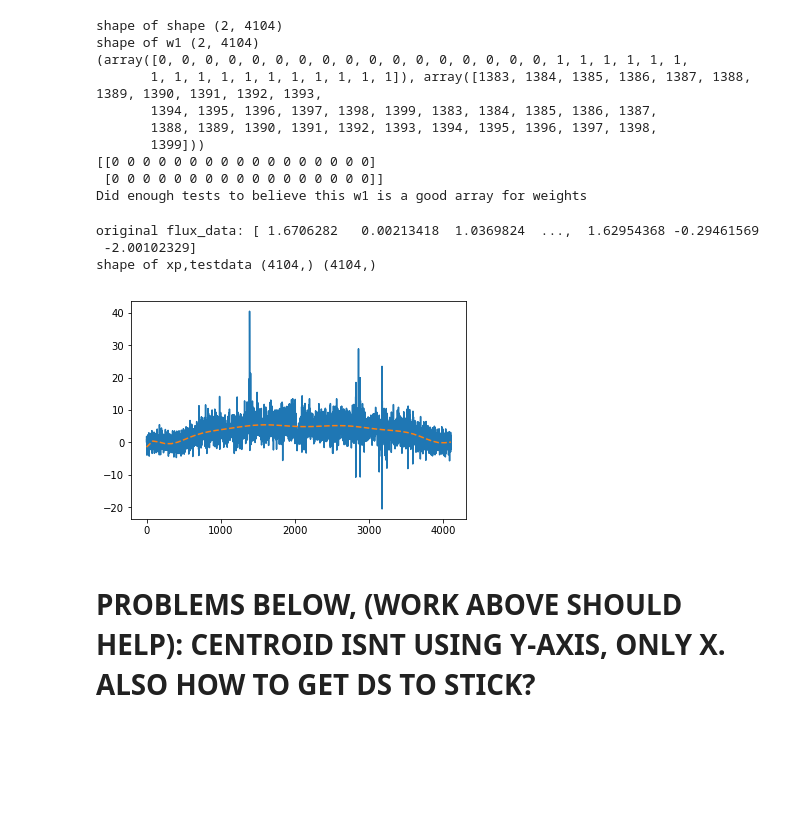
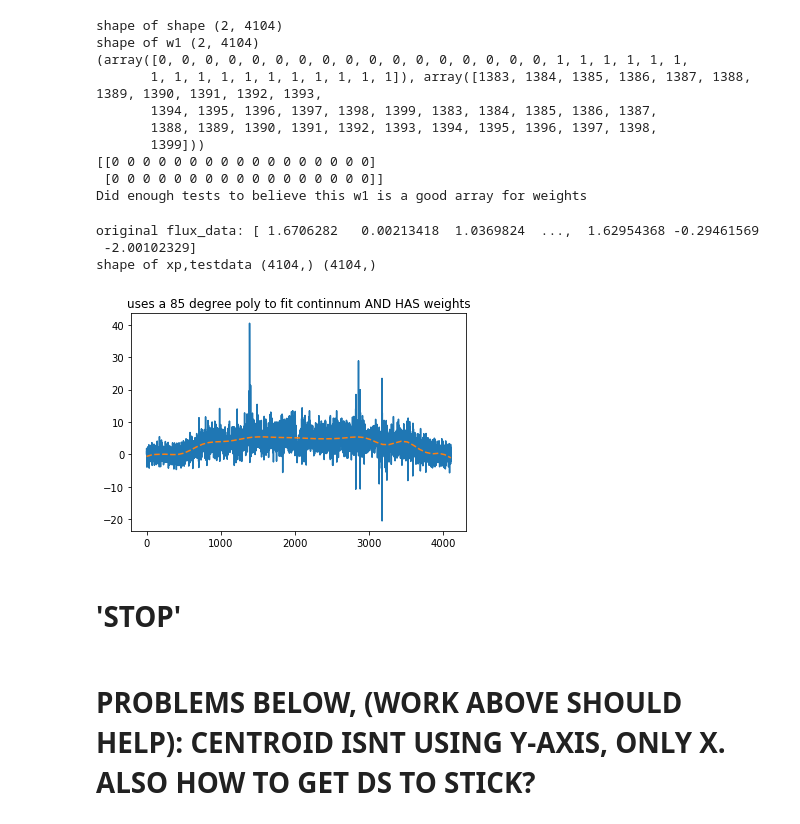
Before and after one commit to deerow22/data_reduction_scrap, a Jupyter notebook: Rotation Curve for Catch 22.ipynb, the cells around one changed output. Cells and saved outputs as stored; diff of their text form; code cells hidden in the pictures; blank space fills up the shorter version.

```diff
--- a/Rotation Curve for Catch 22.ipynb
+++ b/Rotation Curve for Catch 22.ipynb
@@ -948,21 +973,26 @@ Did enough tests to believe this w1 is a good array for weights
 # %%
 #trying with weights
 plt.plot(flux_data[80])
 flux_data[80]
 
 #fitting a line to continum
 testdata = flux_data[80]
 xtest = np.linspace(0,len(testdata)) #evenly divides wl range into 50 even len sections
 #x = np.array(np.linspace(0, testdata, 4))
 xp = np.arange(0,len(flux_data[80]),1) #lists pixels by index
-poly = np.poly1d(np.polyfit(xp,testdata, 12, w=w1[0])) #fitting a straight line for now, can try higher order poly to improve
+polydeg = 85 #set degree of poly using to fit continnum
+poly = np.poly1d(np.polyfit(xp,testdata, polydeg, w=w1[0])) #fitting a straight line for now, can try higher order poly to improve
 plt.xlabel=('spatial direction')
 plt.ylabel=('"wl" of max emission (h-alpha)')
 plt.plot(xtest,poly(xtest),'--')
+plt.title('uses a {:} degree poly to fit continnum AND HAS weights'.format(polydeg))
+
 print('original flux_data:',flux_data[80])
 print('shape of xp,testdata', np.shape(xp), np.shape(testdata))
 # %% [output]
 original flux_data: [ 1.6706282   0.00213418  1.0369824  ...,  1.62954368 -0.29461569
  -2.00102329]
 shape of xp,testdata (4104,) (4104,)
-[figure, old version]
+[figure, new version]
+# %% [markdown]
+# 'STOP'
```
Also changed, not shown: parts of 14 cells of this notebook.
